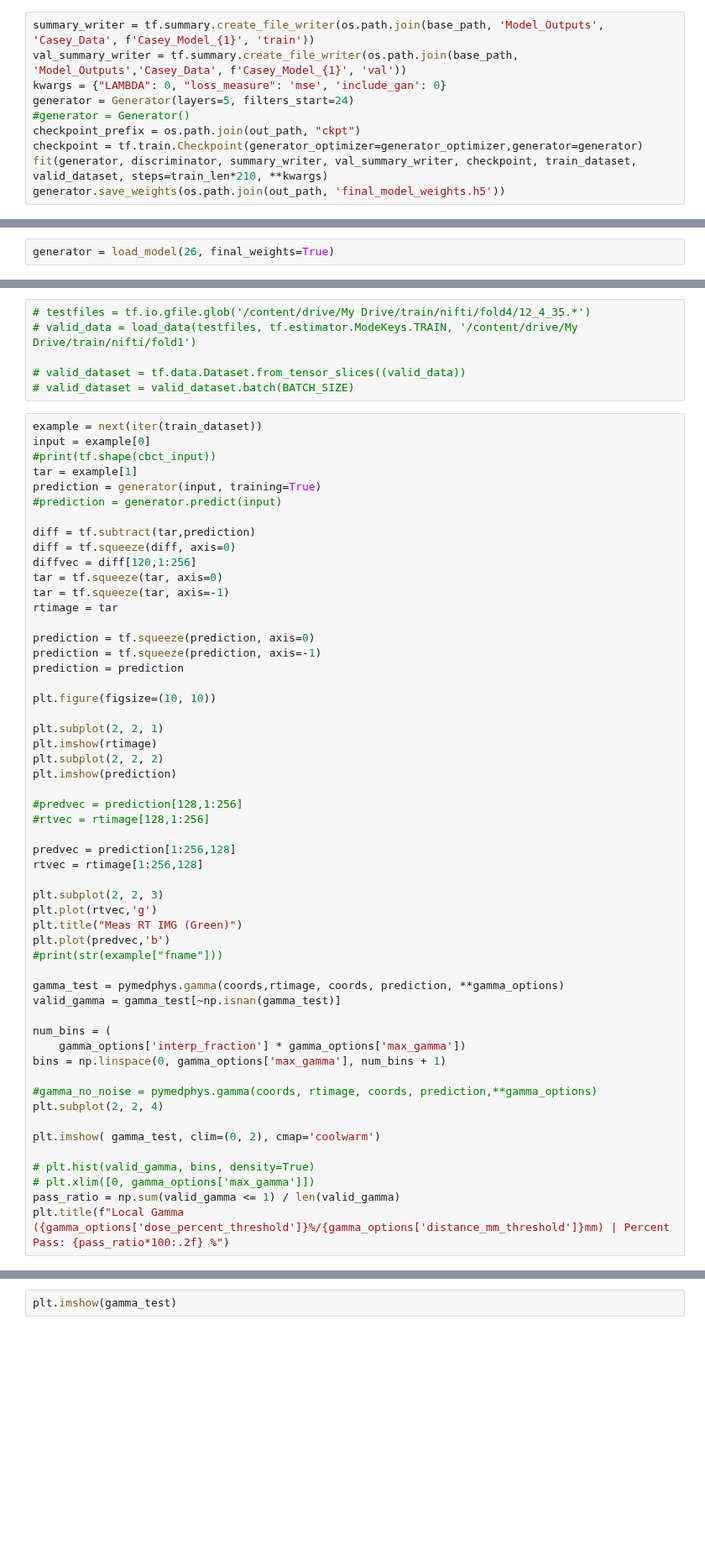
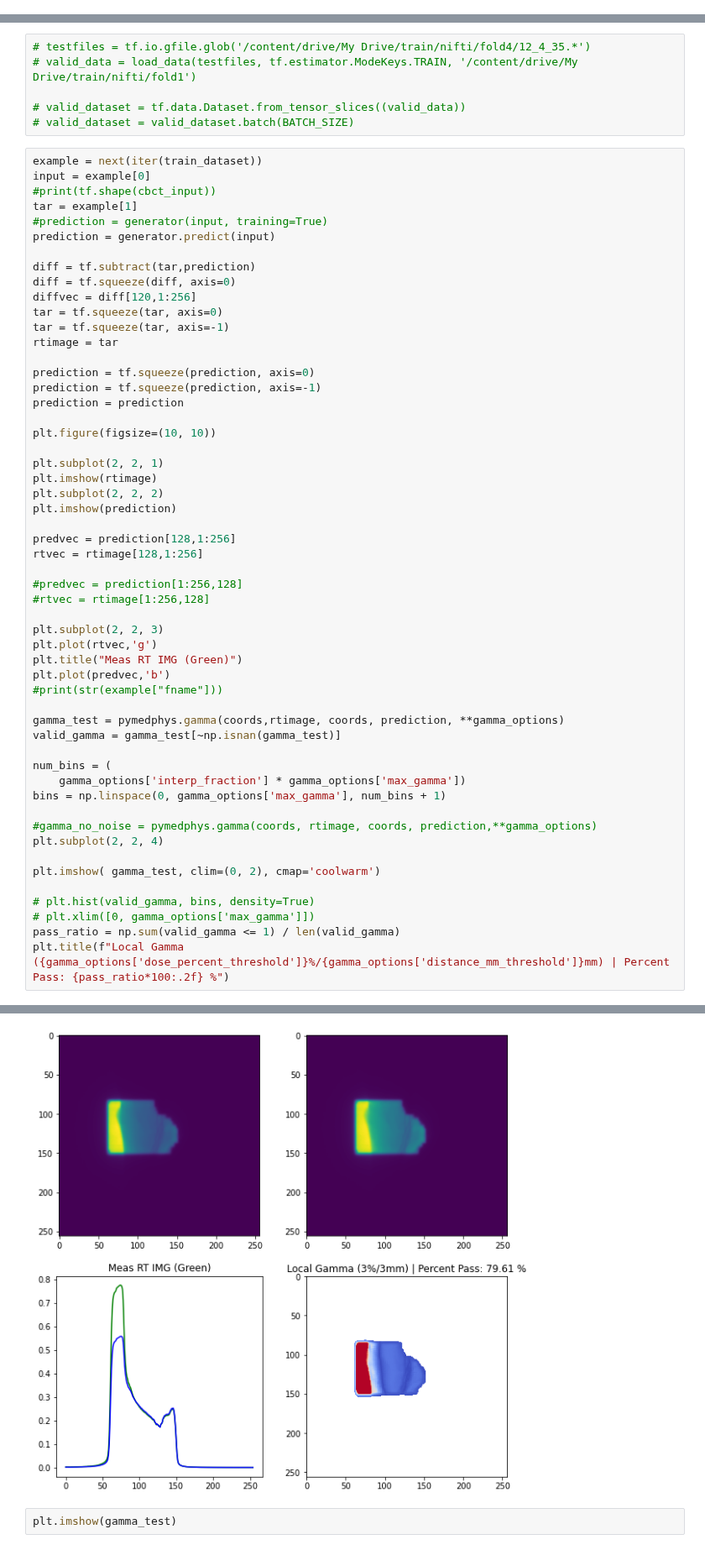
Before and after one commit to cbojechko/Image_Prediction, a Jupyter notebook: fit_fake_data.ipynb, the cells around one changed output, grey strips where cells are left out. Shown at 84% size. Drawn from its saved outputs; the diff is of its cells as text; blank space fills up the shorter version.

```diff
--- a/fit_fake_data.ipynb
+++ b/fit_fake_data.ipynb
@@ -840,10 +746,0 @@ stop
-# %%
-summary_writer = tf.summary.create_file_writer(os.path.join(base_path, 'Model_Outputs', 'Casey_Data', f'Casey_Model_{1}', 'train'))
-val_summary_writer = tf.summary.create_file_writer(os.path.join(base_path, 'Model_Outputs','Casey_Data', f'Casey_Model_{1}', 'val'))
-kwargs = {"LAMBDA": 0, "loss_measure": 'mse', 'include_gan': 0}
-generator = Generator(layers=5, filters_start=24)
-#generator = Generator()
-checkpoint_prefix = os.path.join(out_path, "ckpt")
-checkpoint = tf.train.Checkpoint(generator_optimizer=generator_optimizer,generator=generator)
-fit(generator, discriminator, summary_writer, val_summary_writer, checkpoint, train_dataset, valid_dataset, steps=train_len*210, **kwargs)
-generator.save_weights(os.path.join(out_path, 'final_model_weights.h5'))
@@ -966,5 +747,3 @@ def load_model(index, final_weights=True):
-# %%
-generator = load_model(26, final_weights=True)
 # %%
 checkpoint = tf.train.Checkpoint(generator_optimizer=generator_optimizer,
                                  generator=generator)
@@ -1009,8 +788,8 @@ example = next(iter(train_dataset))
 input = example[0]
 #print(tf.shape(cbct_input))
 tar = example[1]
-prediction = generator(input, training=True)
-#prediction = generator.predict(input)
+#prediction = generator(input, training=True)
+prediction = generator.predict(input)
 
 diff = tf.subtract(tar,prediction)
 diff = tf.squeeze(diff, axis=0)
@@ -1030,11 +809,11 @@ plt.imshow(rtimage)
 plt.subplot(2, 2, 2)
 plt.imshow(prediction)
 
-#predvec = prediction[128,1:256]
-#rtvec = rtimage[128,1:256]
+predvec = prediction[128,1:256]
+rtvec = rtimage[128,1:256]
 
-predvec = prediction[1:256,128]
-rtvec = rtimage[1:256,128]
+#predvec = prediction[1:256,128]
+#rtvec = rtimage[1:256,128]
 
 plt.subplot(2, 2, 3)
 plt.plot(rtvec,'g')
@@ -1058,3 +837,4 @@ plt.imshow( gamma_test, clim=(0, 2), cmap='coolwarm')
 # plt.xlim([0, gamma_options['max_gamma']])
 pass_ratio = np.sum(valid_gamma <= 1) / len(valid_gamma)
 plt.title(f"Local Gamma ({gamma_options['dose_percent_threshold']}%/{gamma_options['distance_mm_threshold']}mm) | Percent Pass: {pass_ratio*100:.2f} %")
+# %% [output]
@@ -1061,3 +851,4 @@ plt.title(f"Local Gamma ({gamma_options['dose_percent_threshold']}%/{gamma_optio
+[figure, added]
 # %%
 plt.imshow(gamma_test)
 # %%
```
Also changed, not shown: parts of 52 cells of this notebook.
